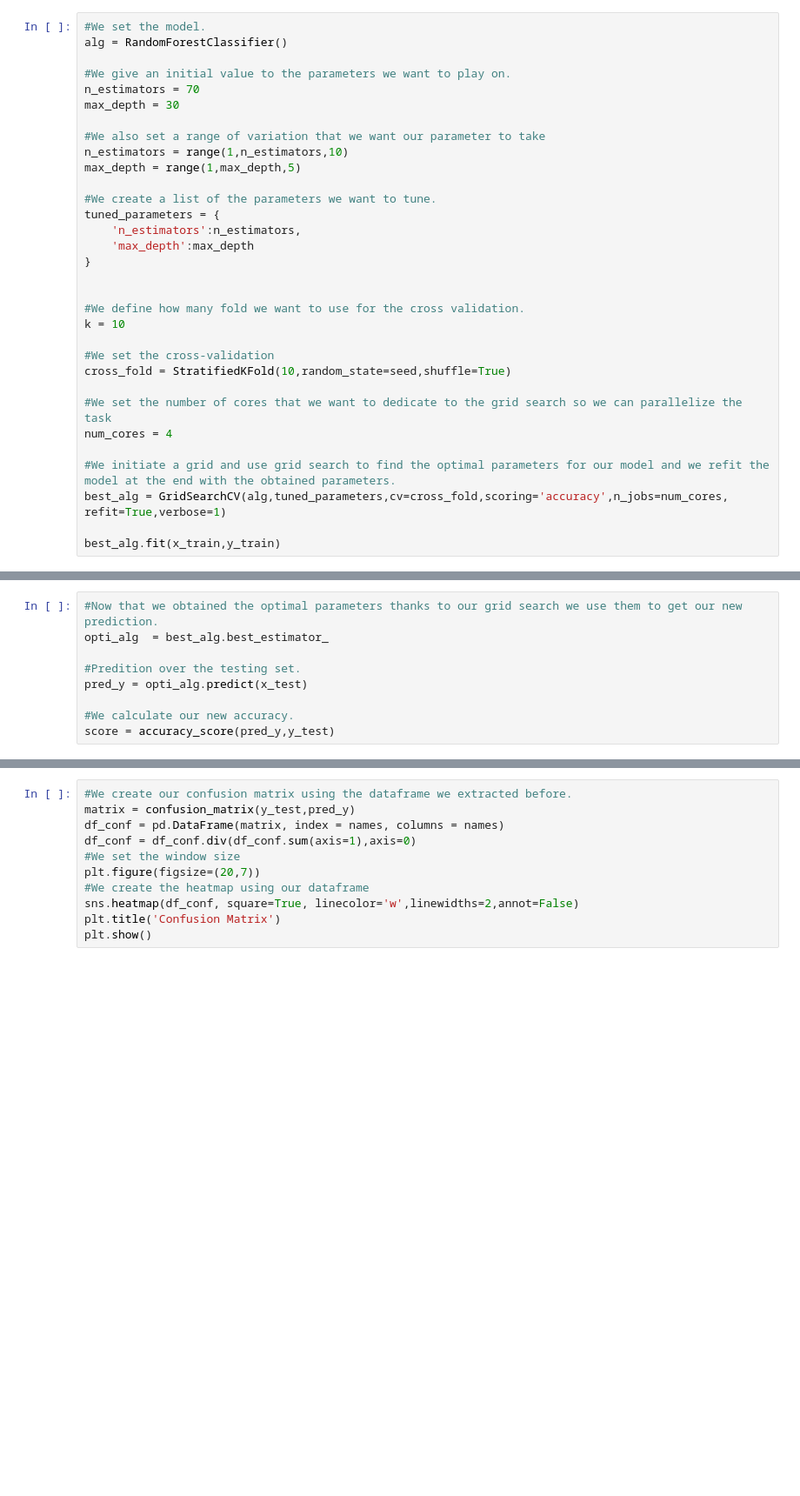
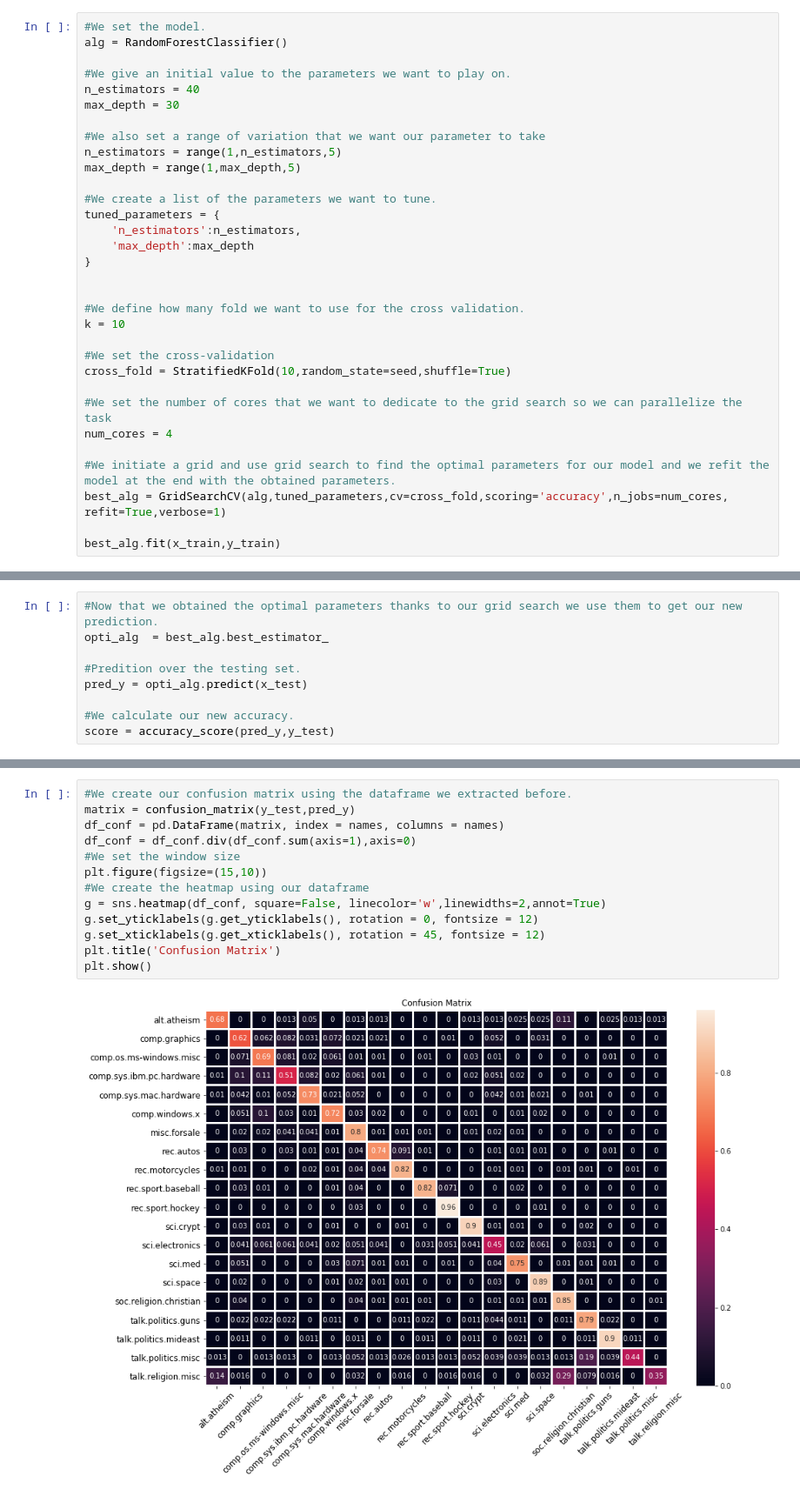
Before and after one commit to denhardt/ADA2017_GroupWork, a Jupyter notebook: 04 - Applied ML/youssef.ipynb, the cells around one changed output, grey strips where cells are left out. Shown at 87% size. Drawn from its saved outputs; the diff is of its cells as text; blank space fills up the shorter version.

```diff
--- a/04 - Applied ML/youssef.ipynb
+++ b/04 - Applied ML/youssef.ipynb
@@ -61,11 +68,11 @@ score
 alg = RandomForestClassifier()
 
 #We give an initial value to the parameters we want to play on.
-n_estimators = 70
+n_estimators = 40
 max_depth = 30
 
 #We also set a range of variation that we want our parameter to take
-n_estimators = range(1,n_estimators,10)
+n_estimators = range(1,n_estimators,5)
 max_depth = range(1,max_depth,5)
 
 #We create a list of the parameters we want to tune.
@@ -142,11 +138,15 @@ df_one.head()
 # %%
 #We create our confusion matrix using the dataframe we extracted before.
 matrix = confusion_matrix(y_test,pred_y)
 df_conf = pd.DataFrame(matrix, index = names, columns = names)
 df_conf = df_conf.div(df_conf.sum(axis=1),axis=0)
 #We set the window size
-plt.figure(figsize=(20,7))
+plt.figure(figsize=(15,10))
 #We create the heatmap using our dataframe
-sns.heatmap(df_conf, square=True, linecolor='w',linewidths=2,annot=False)
+g = sns.heatmap(df_conf, square=False, linecolor='w',linewidths=2,annot=True)
+g.set_yticklabels(g.get_yticklabels(), rotation = 0, fontsize = 12)
+g.set_xticklabels(g.get_xticklabels(), rotation = 45, fontsize = 12)
 plt.title('Confusion Matrix')
 plt.show()
+# %% [output]
+[figure, added]
```
Also changed, not shown: parts of 17 cells of this notebook.
